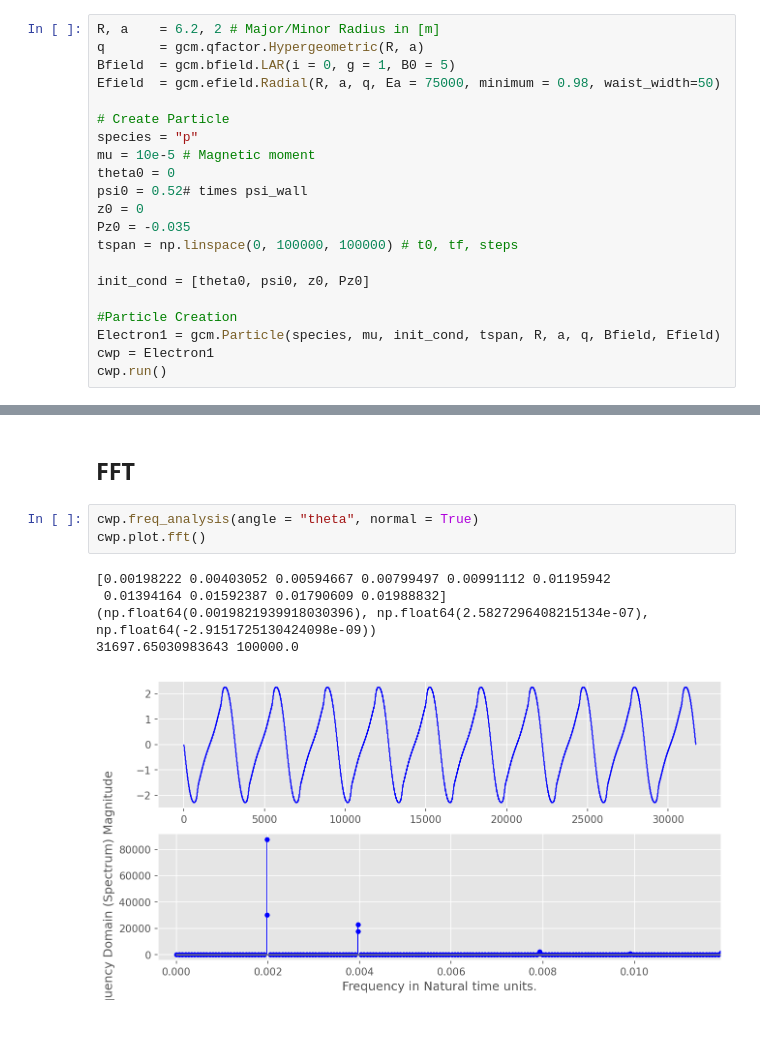
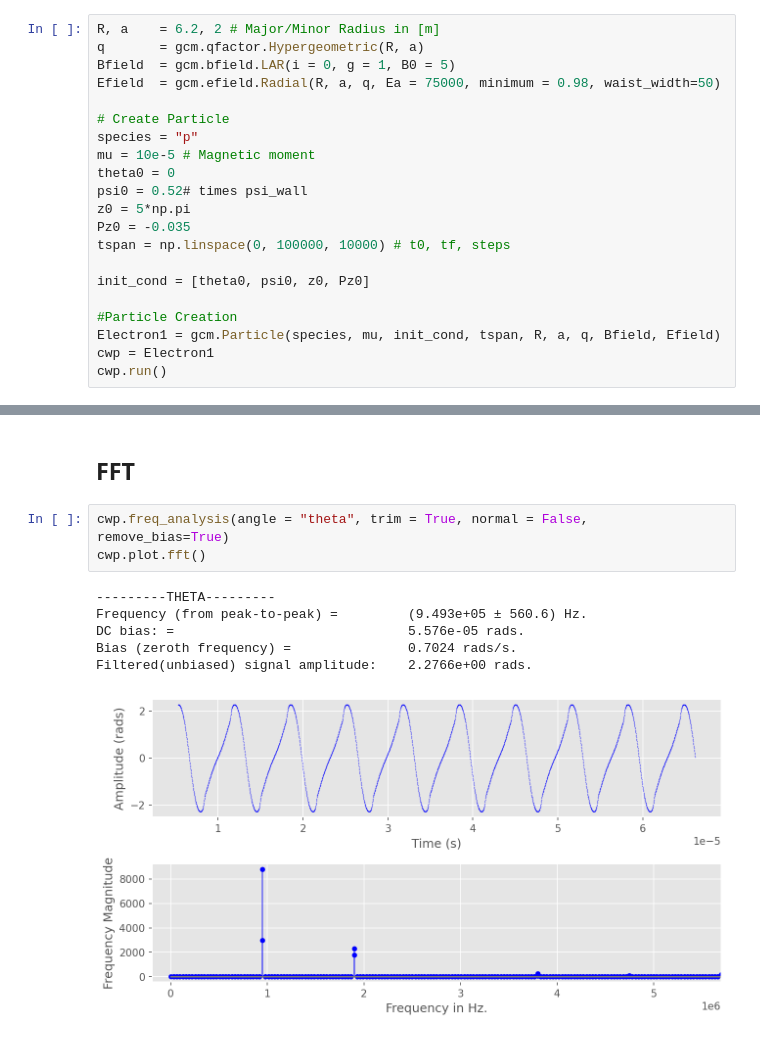
Before and after one commit to PlasmaPhy/guiding-center-motion, a Jupyter notebook: Notebook.ipynb, the cells around one changed output, grey strips where cells are left out. Cells and saved outputs as stored; diff of their text form.

```diff
--- a/Notebook.ipynb
+++ b/Notebook.ipynb
@@ -51,9 +51,9 @@ species = "p"
 mu = 10e-5 # Magnetic moment
 theta0 = 0
 psi0 = 0.52# times psi_wall
-z0 = 0
+z0 = 5*np.pi
 Pz0 = -0.035
-tspan = np.linspace(0, 100000, 100000) # t0, tf, steps
+tspan = np.linspace(0, 100000, 10000) # t0, tf, steps
 
 init_cond = [theta0, psi0, z0, Pz0]
 
@@ -170,11 +170,12 @@ Parabolas dont work with Efield present.
 # %% [markdown]
 ## FFT
 # %%
-cwp.freq_analysis(angle = "theta", normal = True)
+cwp.freq_analysis(angle = "theta", trim = True, normal = False, remove_bias=True)
 cwp.plot.fft()
 # %% [output]
-[0.00198222 0.00403052 0.00594667 0.00799497 0.00991112 0.01195942
- 0.01394164 0.01592387 0.01790609 0.01988832]
-(np.float64(0.0019821939918030396), np.float64(2.5827296408215134e-07), np.float64(-2.9151725130424098e-09))
-31697.65030983643 100000.0
+---------THETA---------
+Frequency (from peak-to-peak) =         (9.493e+05 ± 560.6) Hz.
+DC bias: =                              5.576e-05 rads.
+Bias (zeroth frequency) =               0.7024 rads/s.
+Filtered(unbiased) signal amplitude:    2.2766e+00 rads.
-[figure, old version]
+[figure, new version]
```
Also changed, not shown: parts of 4 cells of this notebook, 6 other files.
